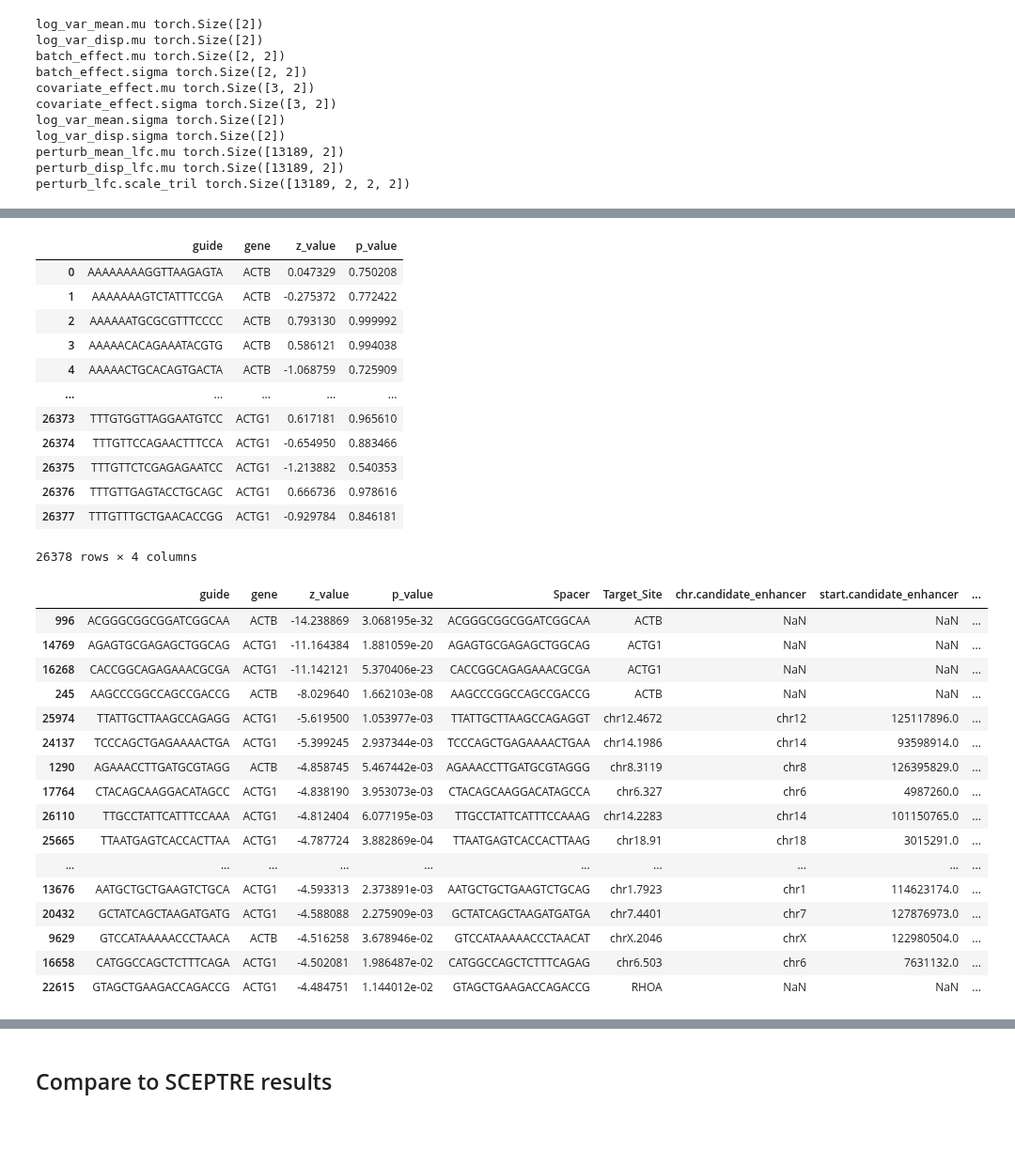
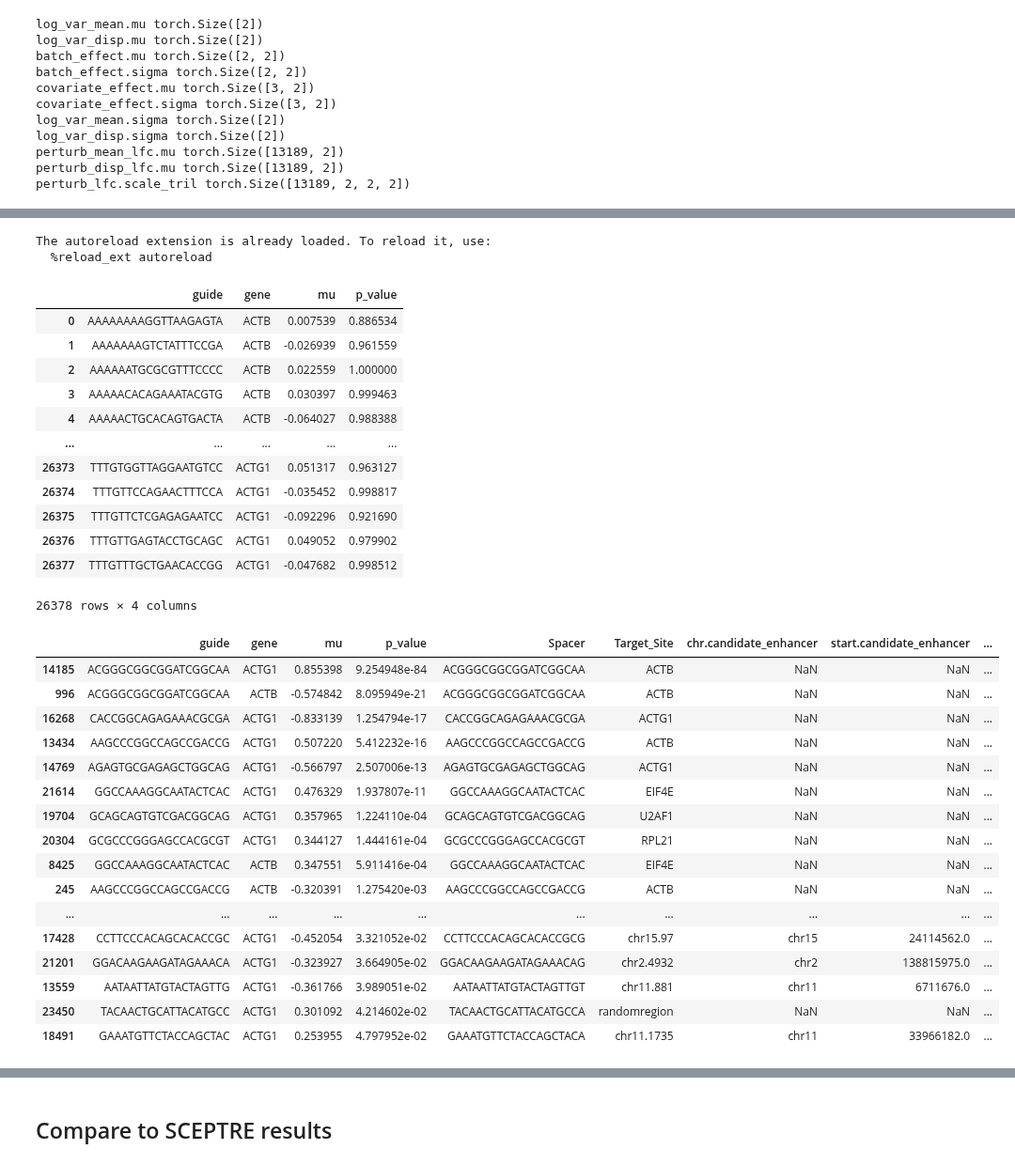
Before and after one commit to pinellolab/PerTurbo, a Jupyter notebook: reproducibility/gasperini_atscale.ipynb, the cells around one changed output, grey strips where cells are left out. Shown at 94% size. Drawn from its saved outputs; the diff is of its cells as text; code cells hidden in the pictures; blank space fills up the shorter version.

```diff
--- a/reproducibility/gasperini_atscale.ipynb
+++ b/reproducibility/gasperini_atscale.ipynb
@@ -15,6 +15,7 @@ import pyro
 from scipy.stats import norm
 import matplotlib.pyplot as plt
 import torch
+import sys
 
 smoke_test = True
 # subsample_frac = 1.
@@ -26,8 +27,12 @@ smoke_test = True
 # selected_genes = ["TMED10"]
 # selected_guides = ["KRT18_TSS|1", "KRT18_TSS|2"]
 # selected_genes = ["KRT18"]
-data_dir = "../../../Downloads"
-adata_file = f"{data_dir}/GasperiniShendure2019_atscale.h5ad"
+
+if 'google.colab' in sys.modules:
+    pass
+else:
+    data_dir = "../../../Downloads"
+    adata_file = f"{data_dir}/GasperiniShendure2019_atscale.h5ad"
 adata = ad.read_h5ad(adata_file)
 # %% [output]
 Global seed set to 0
@@ -265,11 +278,10 @@ perturb_lfc.scale_tril torch.Size([13189, 2, 2, 2])
 
 selected_genes = adata.var_names
 selected_guides = list(bc_dict.keys())
-lfc_threshold = -0.1 # ~ at least 10% upreg
+lfc_threshold = 0.2 # ~ at least x-fold up/down regulated
 # lfc_threshold = 0 # nonzero knockdown
 # gene_index=45
 
-# scale_factor = 0.01
 perturb_mean_lfc_mu = pyro.get_param_store()['perturb_mean_lfc.mu'].detach().cpu().numpy()
 perturb_disp_lfc_mu = pyro.get_param_store()['perturb_disp_lfc.mu'].detach().cpu().numpy()
 lfc_cov_tril = pyro.get_param_store()['perturb_lfc.scale_tril']
@@ -278,7 +290,10 @@ perturb_mean_lfc_sigma = lfc_cov[...,0,0].sqrt().detach().cpu().numpy()
 perturb_disp_lfc_sigma = lfc_cov[...,1,1].sqrt().detach().cpu().numpy()
 assert perturb_mean_lfc_mu.shape == perturb_mean_lfc_sigma.shape
 perturb_z_scores = perturb_mean_lfc_mu/perturb_mean_lfc_sigma
-perturb_p_vals = norm.sf(lfc_threshold, loc=perturb_mean_lfc_mu, scale=perturb_mean_lfc_sigma)
+perturb_p_vals = np.minimum(
+    norm.sf(-lfc_threshold, loc=perturb_mean_lfc_mu, scale=perturb_mean_lfc_sigma),
+    norm.cdf(lfc_threshold, loc=perturb_mean_lfc_mu, scale=perturb_mean_lfc_sigma),
+)
 
 def make_long_df(mat, value_name):
     return (
@@ -289,15 +304,18 @@ def make_long_df(mat, value_name):
 mu_df = make_long_df(perturb_mean_lfc_mu, "mu")
 z_df = make_long_df(perturb_z_scores, "z_value")
 p_df = make_long_df(perturb_p_vals, "p_value")
+# %% [output]
+The autoreload extension is already loaded. To reload it, use:
+  %reload_ext autoreload
 # %%
-scpower_df = pd.merge(z_df, p_df)
+scpower_df = pd.merge(mu_df, p_df)
 
 # if not smoke_test:
 #     scpower_df.to_csv("~/Downloads/all_results.csv")
 # significant_results = scpower_df.query("p_value < 1e-8")
 # significant_results['element'] = significant_results['guide'].str.split("|", expand=True)[0]
 # significant_results
-scpower_df.sort_values('z_value').head(10)
+scpower_df.sort_values('p_value').head(10)
 scpower_df['guide'] = scpower_df['guide'].str.slice(0, 19)
 scpower_df
 # guide_gene_pairs = significant_results.groupby(['element','gene'])['guide'].count()
@@ -308,46 +326,46 @@ scpower_df
 # significant_results['guide'].str.split("_", expand=True)[0]
 # significant_results.head(1000).to_excel("~/Downloads/significant_results.xlsx")
 # %% [output]
-|  | guide | gene | z_value | p_value |
-| 0 | AAAAAAAAGGTTAAGAGTA | ACTB | 0.047329 | 0.750208 |
-| 1 | AAAAAAAGTCTATTTCCGA | ACTB | -0.275372 | 0.772422 |
-| 2 | AAAAAATGCGCGTTTCCCC | ACTB | 0.793130 | 0.999992 |
-| 3 | AAAAACACAGAAATACGTG | ACTB | 0.586121 | 0.994038 |
-| 4 | AAAAACTGCACAGTGACTA | ACTB | -1.068759 | 0.725909 |
+|  | guide | gene | mu | p_value |
+| 0 | AAAAAAAAGGTTAAGAGTA | ACTB | 0.007539 | 0.886534 |
+| 1 | AAAAAAAGTCTATTTCCGA | ACTB | -0.026939 | 0.961559 |
+| 2 | AAAAAATGCGCGTTTCCCC | ACTB | 0.022559 | 1.000000 |
+| 3 | AAAAACACAGAAATACGTG | ACTB | 0.030397 | 0.999463 |
+| 4 | AAAAACTGCACAGTGACTA | ACTB | -0.064027 | 0.988388 |
 | ... | ... | ... | ... | ... |
-| 26373 | TTTGTGGTTAGGAATGTCC | ACTG1 | 0.617181 | 0.965610 |
-| 26374 | TTTGTTCCAGAACTTTCCA | ACTG1 | -0.654950 | 0.883466 |
-| 26375 | TTTGTTCTCGAGAGAATCC | ACTG1 | -1.213882 | 0.540353 |
-| 26376 | TTTGTTGAGTACCTGCAGC | ACTG1 | 0.666736 | 0.978616 |
-| 26377 | TTTGTTTGCTGAACACCGG | ACTG1 | -0.929784 | 0.846181 |
+| 26373 | TTTGTGGTTAGGAATGTCC | ACTG1 | 0.051317 | 0.963127 |
+| 26374 | TTTGTTCCAGAACTTTCCA | ACTG1 | -0.035452 | 0.998817 |
+| 26375 | TTTGTTCTCGAGAGAATCC | ACTG1 | -0.092296 | 0.921690 |
+| 26376 | TTTGTTGAGTACCTGCAGC | ACTG1 | 0.049052 | 0.979902 |
+| 26377 | TTTGTTTGCTGAACACCGG | ACTG1 | -0.047682 | 0.998512 |
 26378 rows × 4 columns
 # %%
 merge_df = (
     scpower_df.merge(gasperini_guides, how="left", indicator=True)
-    .sort_values("z_value")
+    .sort_values("p_value")
     .assign(is_target=lambda x: x["gene"] == x["Target_Site"])
 )
 merge_df.head(20)
 # anti_join = outer_join[~(outer_join._merge == "both")].drop("_merge", axis=1)
 # anti_join
 # %% [output]
-|  | guide | gene | z_value | p_value | Spacer | Target_Site | chr.candidate_enhancer | start.candidate_enhancer | ... |
-| 996 | ACGGGCGGCGGATCGGCAA | ACTB | -14.238869 | 3.068195e-32 | ACGGGCGGCGGATCGGCAA | ACTB | NaN | NaN | ... |
-| 14769 | AGAGTGCGAGAGCTGGCAG | ACTG1 | -11.164384 | 1.881059e-20 | AGAGTGCGAGAGCTGGCAG | ACTG1 | NaN | NaN | ... |
-| 16268 | CACCGGCAGAGAAACGCGA | ACTG1 | -11.142121 | 5.370406e-23 | CACCGGCAGAGAAACGCGA | ACTG1 | NaN | NaN | ... |
-| 245 | AAGCCCGGCCAGCCGACCG | ACTB | -8.029640 | 1.662103e-08 | AAGCCCGGCCAGCCGACCG | ACTB | NaN | NaN | ... |
-| 25974 | TTATTGCTTAAGCCAGAGG | ACTG1 | -5.619500 | 1.053977e-03 | TTATTGCTTAAGCCAGAGGT | chr12.4672 | chr12 | 125117896.0 | ... |
-| 24137 | TCCCAGCTGAGAAAACTGA | ACTG1 | -5.399245 | 2.937344e-03 | TCCCAGCTGAGAAAACTGAA | chr14.1986 | chr14 | 93598914.0 | ... |
-| 1290 | AGAAACCTTGATGCGTAGG | ACTB | -4.858745 | 5.467442e-03 | AGAAACCTTGATGCGTAGGG | chr8.3119 | chr8 | 126395829.0 | ... |
-| 17764 | CTACAGCAAGGACATAGCC | ACTG1 | -4.838190 | 3.953073e-03 | CTACAGCAAGGACATAGCCA | chr6.327 | chr6 | 4987260.0 | ... |
-| 26110 | TTGCCTATTCATTTCCAAA | ACTG1 | -4.812404 | 6.077195e-03 | TTGCCTATTCATTTCCAAAG | chr14.2283 | chr14 | 101150765.0 | ... |
-| 25665 | TTAATGAGTCACCACTTAA | ACTG1 | -4.787724 | 3.882869e-04 | TTAATGAGTCACCACTTAAG | chr18.91 | chr18 | 3015291.0 | ... |
+|  | guide | gene | mu | p_value | Spacer | Target_Site | chr.candidate_enhancer | start.candidate_enhancer | ... |
+| 14185 | ACGGGCGGCGGATCGGCAA | ACTG1 | 0.855398 | 9.254948e-84 | ACGGGCGGCGGATCGGCAA | ACTB | NaN | NaN | ... |
+| 996 | ACGGGCGGCGGATCGGCAA | ACTB | -0.574842 | 8.095949e-21 | ACGGGCGGCGGATCGGCAA | ACTB | NaN | NaN | ... |
+| 16268 | CACCGGCAGAGAAACGCGA | ACTG1 | -0.833139 | 1.254794e-17 | CACCGGCAGAGAAACGCGA | ACTG1 | NaN | NaN | ... |
+| 13434 | AAGCCCGGCCAGCCGACCG | ACTG1 | 0.507220 | 5.412232e-16 | AAGCCCGGCCAGCCGACCG | ACTB | NaN | NaN | ... |
+| 14769 | AGAGTGCGAGAGCTGGCAG | ACTG1 | -0.566797 | 2.507006e-13 | AGAGTGCGAGAGCTGGCAG | ACTG1 | NaN | NaN | ... |
+| 21614 | GGCCAAAGGCAATACTCAC | ACTG1 | 0.476329 | 1.937807e-11 | GGCCAAAGGCAATACTCAC | EIF4E | NaN | NaN | ... |
+| 19704 | GCAGCAGTGTCGACGGCAG | ACTG1 | 0.357965 | 1.224110e-04 | GCAGCAGTGTCGACGGCAG | U2AF1 | NaN | NaN | ... |
+| 20304 | GCGCCCGGGAGCCACGCGT | ACTG1 | 0.344127 | 1.444161e-04 | GCGCCCGGGAGCCACGCGT | RPL21 | NaN | NaN | ... |
+| 8425 | GGCCAAAGGCAATACTCAC | ACTB | 0.347551 | 5.911416e-04 | GGCCAAAGGCAATACTCAC | EIF4E | NaN | NaN | ... |
+| 245 | AAGCCCGGCCAGCCGACCG | ACTB | -0.320391 | 1.275420e-03 | AAGCCCGGCCAGCCGACCG | ACTB | NaN | NaN | ... |
 | ... | ... | ... | ... | ... | ... | ... | ... | ... | ... |
-| 13676 | AATGCTGCTGAAGTCTGCA | ACTG1 | -4.593313 | 2.373891e-03 | AATGCTGCTGAAGTCTGCAG | chr1.7923 | chr1 | 114623174.0 | ... |
-| 20432 | GCTATCAGCTAAGATGATG | ACTG1 | -4.588088 | 2.275909e-03 | GCTATCAGCTAAGATGATGA | chr7.4401 | chr7 | 127876973.0 | ... |
-| 9629 | GTCCATAAAAACCCTAACA | ACTB | -4.516258 | 3.678946e-02 | GTCCATAAAAACCCTAACAT | chrX.2046 | chrX | 122980504.0 | ... |
-| 16658 | CATGGCCAGCTCTTTCAGA | ACTG1 | -4.502081 | 1.986487e-02 | CATGGCCAGCTCTTTCAGAG | chr6.503 | chr6 | 7631132.0 | ... |
-| 22615 | GTAGCTGAAGACCAGACCG | ACTG1 | -4.484751 | 1.144012e-02 | GTAGCTGAAGACCAGACCG | RHOA | NaN | NaN | ... |
+| 17428 | CCTTCCCACAGCACACCGC | ACTG1 | -0.452054 | 3.321052e-02 | CCTTCCCACAGCACACCGCG | chr15.97 | chr15 | 24114562.0 | ... |
+| 21201 | GGACAAGAAGATAGAAACA | ACTG1 | -0.323927 | 3.664905e-02 | GGACAAGAAGATAGAAACAG | chr2.4932 | chr2 | 138815975.0 | ... |
+| 13559 | AATAATTATGTACTAGTTG | ACTG1 | -0.361766 | 3.989051e-02 | AATAATTATGTACTAGTTGT | chr11.881 | chr11 | 6711676.0 | ... |
+| 23450 | TACAACTGCATTACATGCC | ACTG1 | 0.301092 | 4.214602e-02 | TACAACTGCATTACATGCCA | randomregion | NaN | NaN | ... |
+| 18491 | GAAATGTTCTACCAGCTAC | ACTG1 | 0.253955 | 4.797952e-02 | GAAATGTTCTACCAGCTACA | chr11.1735 | chr11 | 33966182.0 | ... |
 # %%
 sns.scatterplot(
     merge_df,
```
Also changed, not shown: parts of 2 cells of this notebook, 3 other files.
